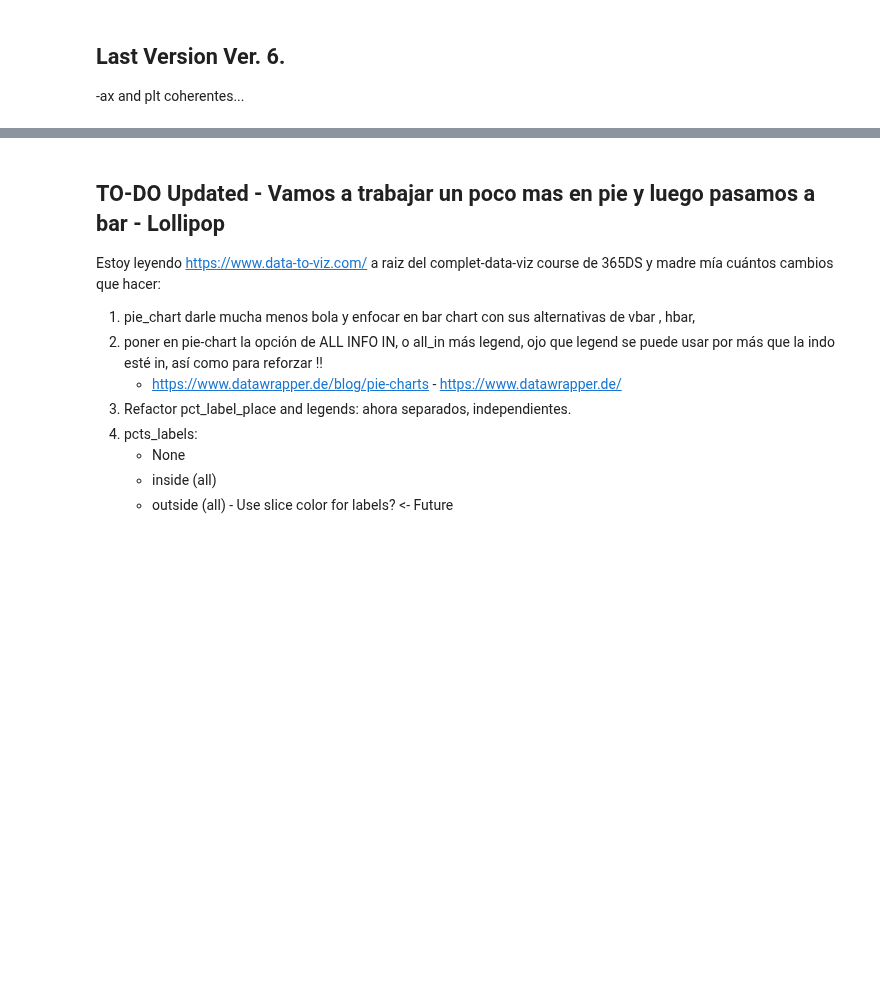
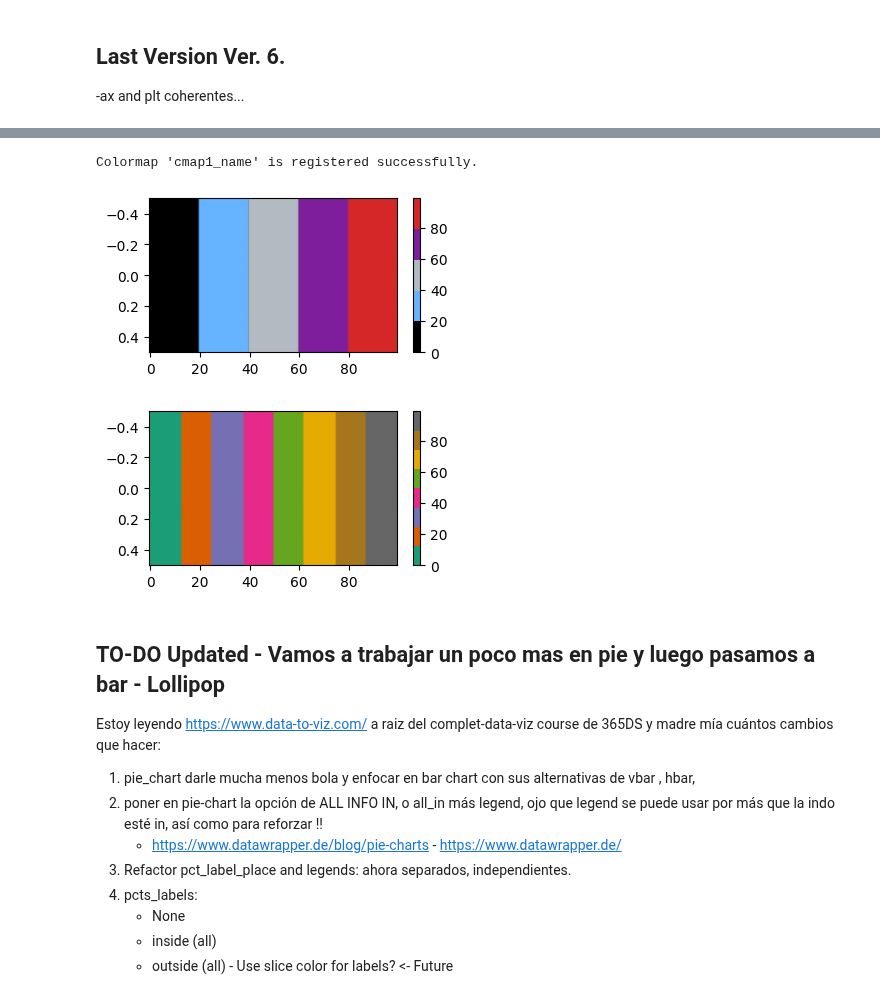
Before and after one commit to jmonti-gh/jm_utils, a Jupyter notebook: dev/ax_pie.ipynb, the cells around one changed output, grey strips where cells are left out. Saved outputs shown, nothing was run; the diff lists cells and outputs as text; code cells hidden in the pictures; blank space fills up the shorter version.

```diff
--- a/dev/ax_pie.ipynb
+++ b/dev/ax_pie.ipynb
@@ -343,2 +325,29 @@ Pie/Donut Chart from jm_utils.data.plt_charts
+# %%
+import matplotlib as mpl
+import numpy as np
+import matplotlib.pyplot as plt
+
+colors = ['k','#66b3ff', (0, 0.1, 0.2, 0.3), 'xkcd:purple', 'C3']
+# make a mpl cmap
+cmap1 = mpl.colors.ListedColormap(colors)
+mpl.colormaps.register(cmap1, name='cmap1_name', force=True)
+# %%
+def plotcmap(pltt):
+    fig, ax = plt.subplots(figsize=(4, 2))
+    im = ax.imshow([range(100)], cmap=pltt, aspect='auto')
+    fig.colorbar(im, ax=ax)
+    # plt.show()
+# %%
+if 'cmap1_name' in mpl.colormaps():
+
+    print("Colormap 'cmap1_name' is registered successfully.")
+
+dir(cmap1)
+plotcmap(cmap1)
+plotcmap('Dark2')
+# %% [output]
+Colormap 'cmap1_name' is registered successfully.
+[figure, added]
+[figure, added]
 # %%
 stop()
```
Also changed, not shown: parts of 8 cells of this notebook.
